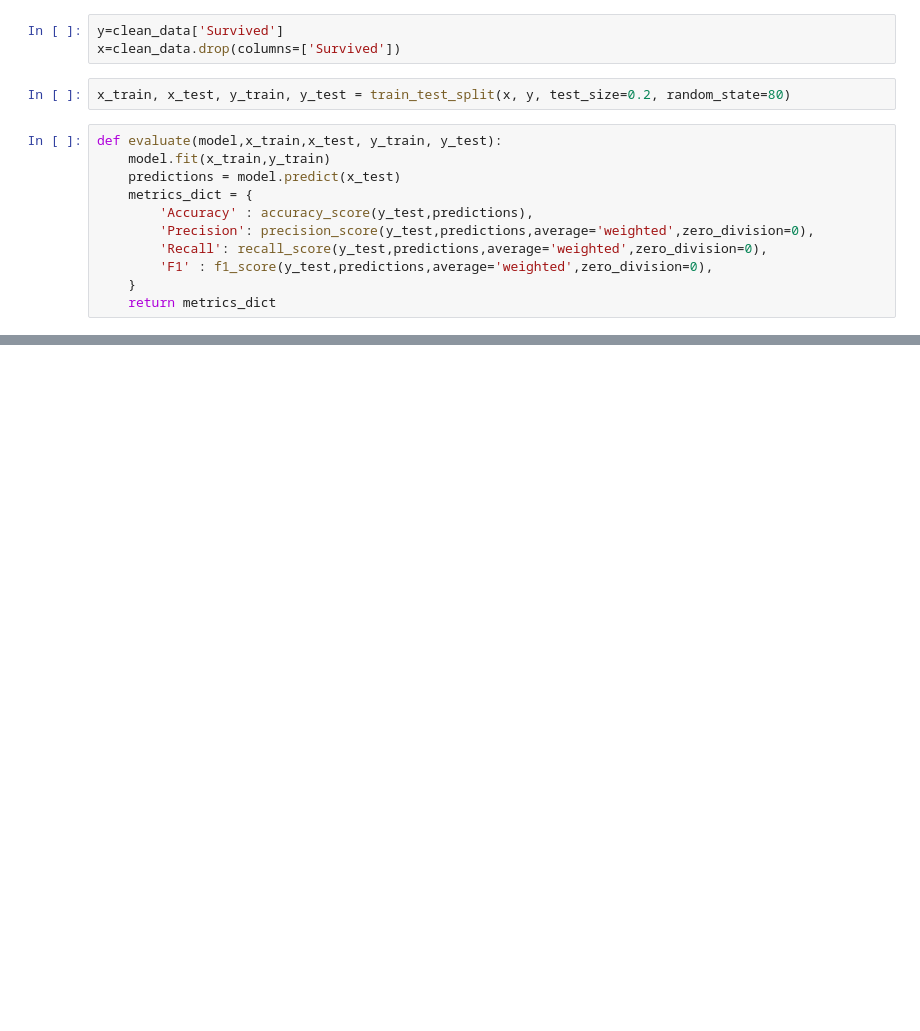
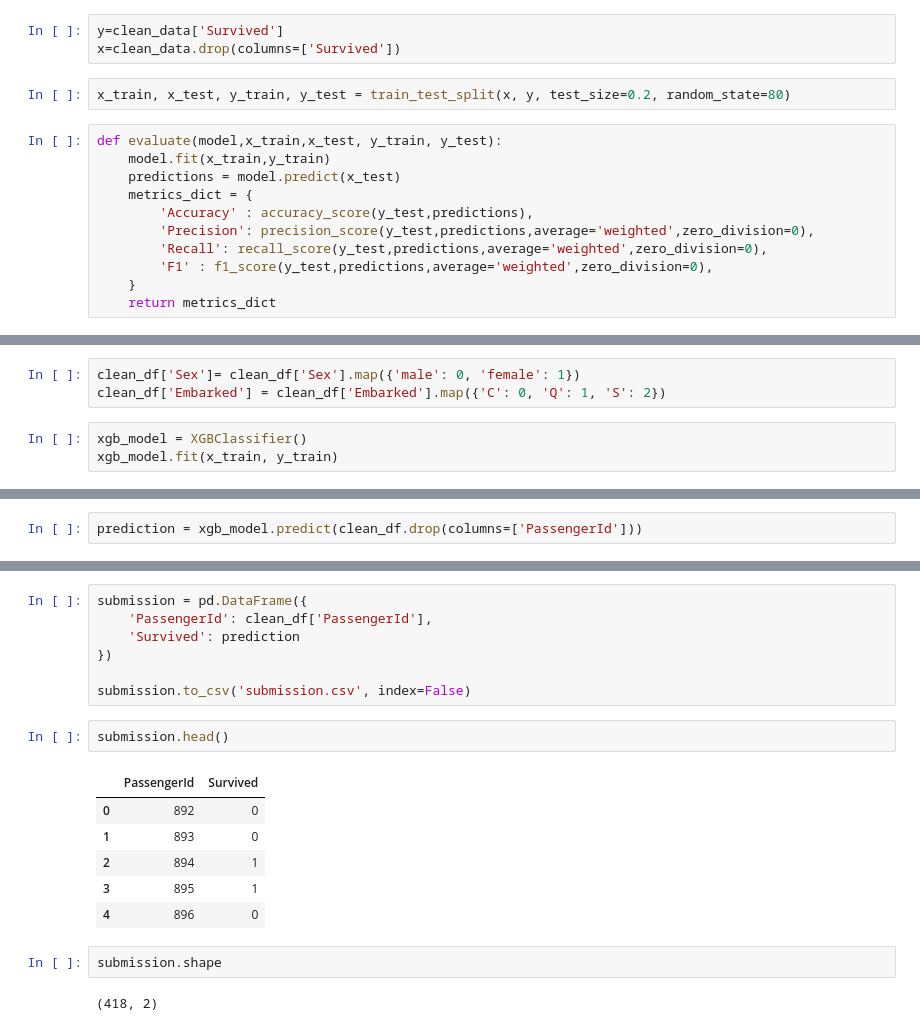
Before and after one commit to hanjupark4-tech/Titanic_ML_Prediction, a Jupyter notebook: EDA.ipynb, the cells around one changed output, grey strips where cells are left out. Cells and saved outputs as stored; diff of their text form; blank space fills up the shorter version.

Commit message:
Add Titanic prediction: XGBoost model, test predictions, submission

```diff
--- a/EDA.ipynb
+++ b/EDA.ipynb
@@ -198,0 +205,6 @@ XGBoost                 0.810056   0.812388  0.810056  0.810814
+# %%
+clean_df['Sex']= clean_df['Sex'].map({'male': 0, 'female': 1})
+clean_df['Embarked'] = clean_df['Embarked'].map({'C': 0, 'Q': 1, 'S': 2})
+# %%
+xgb_model = XGBClassifier()
+xgb_model.fit(x_train, y_train)
@@ -198,0 +223,2 @@ XGBoost                 0.810056   0.812388  0.810056  0.810814
+# %%
+prediction = xgb_model.predict(clean_df.drop(columns=['PassengerId']))
@@ -198,0 +240,20 @@ XGBoost                 0.810056   0.812388  0.810056  0.810814
+# %%
+submission = pd.DataFrame({
+    'PassengerId': clean_df['PassengerId'],
+    'Survived': prediction
+})
+
+submission.to_csv('submission.csv', index=False)
+# %%
+submission.head()
+# %% [output]
+|  | PassengerId | Survived |
+| 0 | 892 | 0 |
+| 1 | 893 | 0 |
+| 2 | 894 | 1 |
+| 3 | 895 | 1 |
+| 4 | 896 | 0 |
+# %%
+submission.shape
+# %% [output]
+(418, 2)
```
Also changed, not shown: parts of 6 cells of this notebook, 1 other file.
